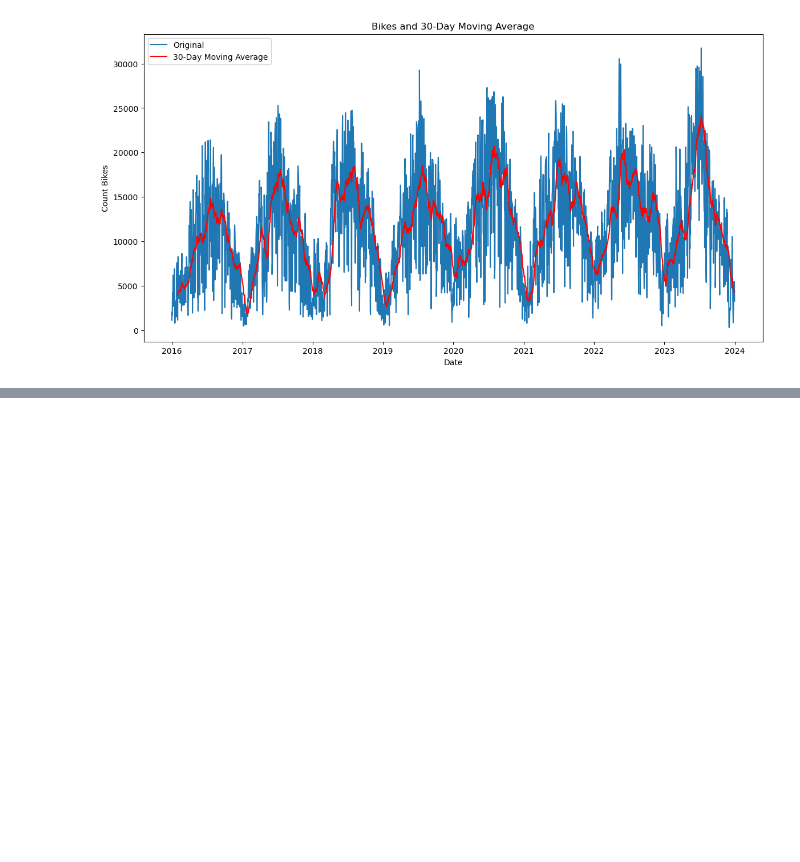
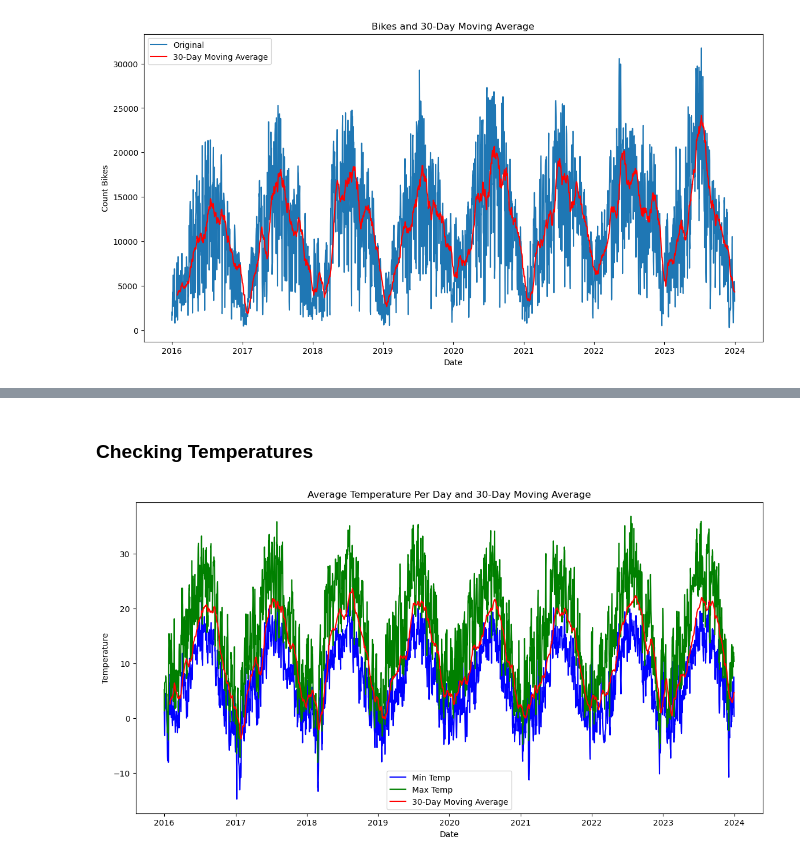
Before and after one commit to caropaezBSH/CaroPeThesis, a Jupyter notebook: Munich_Complete_Analysis/MunichAnalysis.ipynb, the cells around one changed output, grey strips where cells are left out. Saved outputs shown, nothing was run; the diff lists cells and outputs as text; code cells hidden in the pictures; blank space fills up the shorter version.

Commit message:
Playing around with the temperature plots and moving averages

```diff
--- a/Munich_Complete_Analysis/MunichAnalysis.ipynb
+++ b/Munich_Complete_Analysis/MunichAnalysis.ipynb
@@ -393,0 +391,25 @@ plt.show()
+# %% [markdown]
+### Checking Temperatures
+# %%
+
+
+# Calculate the average temperature per day
+df_munich_all_locations['avg.temp'] = (df_munich_all_locations['min.temp'] + df_munich_all_locations['max.temp']) / 2
+
+# Calculate the 30-day moving average of the average temperature per day
+df_munich_all_locations['30-Day Avg Temp MA'] = df_munich_all_locations['avg.temp'].rolling(window=30).mean()
+
+# Plotting the original average temperature per day and the 30-day moving average
+plt.figure(figsize=(14, 7))
+
+plt.plot(df_munich_all_locations['min.temp'], label='Min Temp', color='blue')
+plt.plot(df_munich_all_locations['max.temp'], label='Max Temp', color='green')
+# plt.plot(df_munich_all_locations['avg.temp'], label='Average Temp Per Day', color='black')
+plt.plot(df_munich_all_locations['30-Day Avg Temp MA'], color='red', label='30-Day Moving Average')
+plt.title('Average Temperature Per Day and 30-Day Moving Average')
+plt.xlabel('Date')
+plt.ylabel('Temperature')
+plt.legend()
+plt.show()
+# %% [output]
+[figure, added]
```
Also changed, not shown: parts of 4 cells of this notebook.
